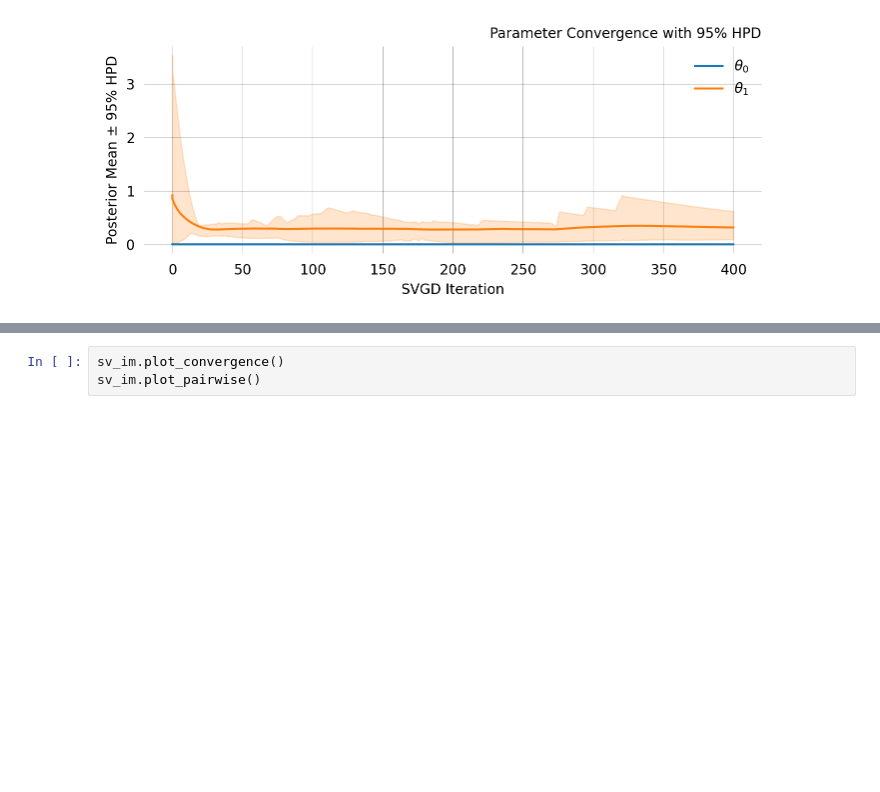
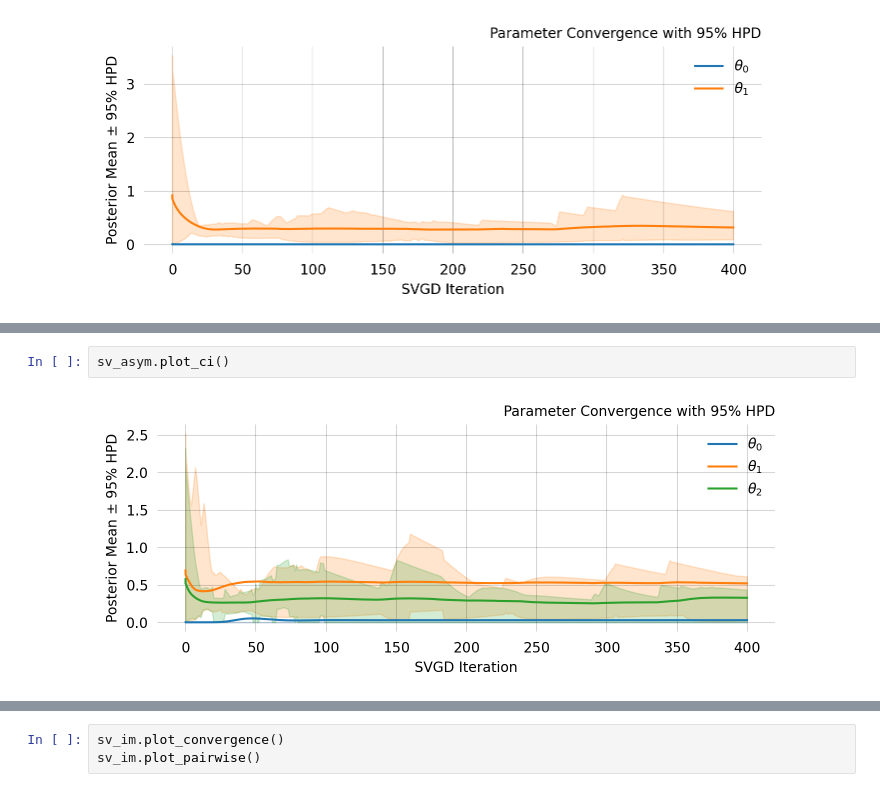
Before and after one commit to munch-group/emma-giraf, a Jupyter notebook: notebooks/07b_bavian_modeller.ipynb, the cells around one changed output, grey strips where cells are left out. Cells and saved outputs as stored; diff of their text form; blank space fills up the shorter version.

```diff
--- a/notebooks/07b_bavian_modeller.ipynb
+++ b/notebooks/07b_bavian_modeller.ipynb
@@ -363,0 +369,4 @@ Error:
+# %%
+sv_asym.plot_ci()
+# %% [output]
+[figure, added]
```
Also changed, not shown: parts of 22 cells of this notebook, 4 other files.
